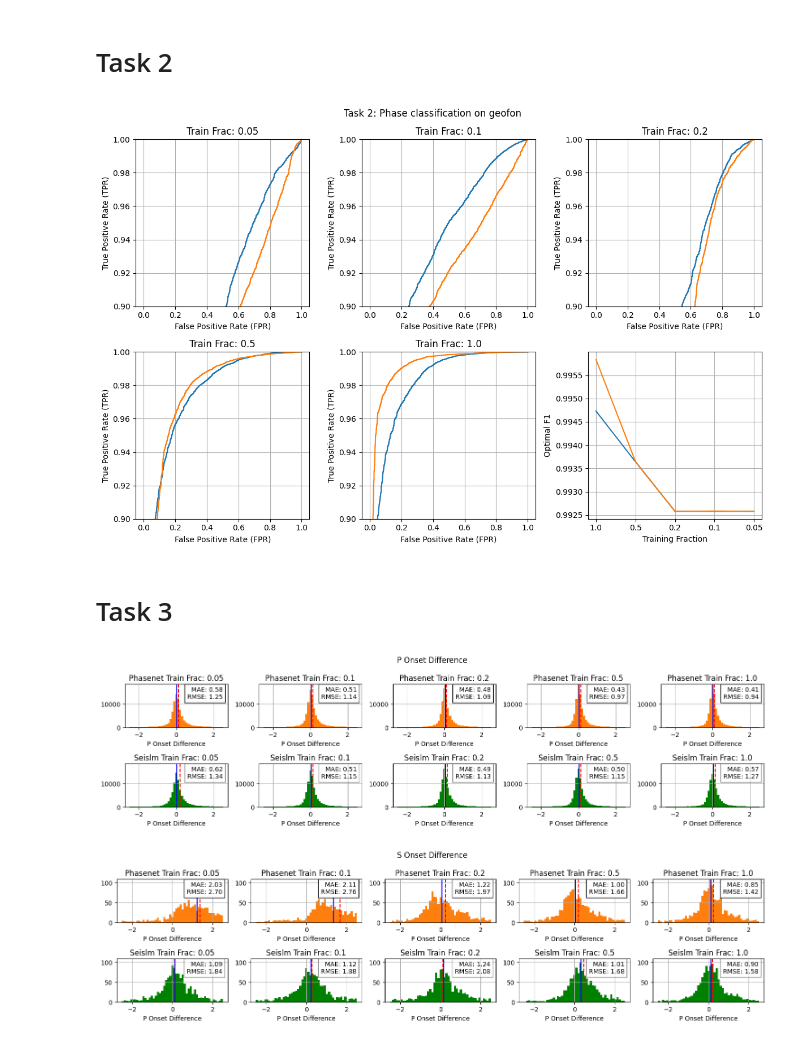
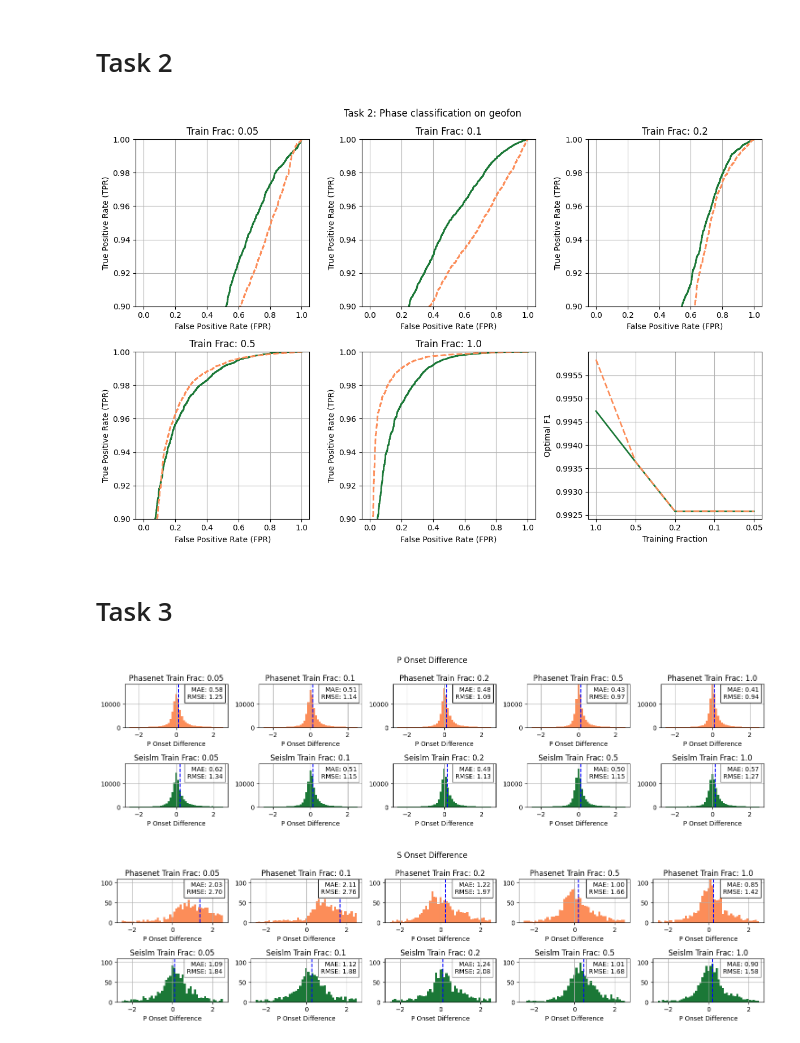
Before and after one commit to liutianlin0121/seisLM, a Jupyter notebook: notebooks/phasepick/phasepick-plot-results.ipynb, the cells around one changed output. Drawn from its saved outputs; the diff is of its cells as text; code cells hidden in the pictures.

```diff
--- a/notebooks/phasepick/phasepick-plot-results.ipynb
+++ b/notebooks/phasepick/phasepick-plot-results.ipynb
@@ -171,6 +171,20 @@ for train_frac in training_fracs:
       onset_determination_results_phasenet[train_frac] = onset_determination_results
     else:
       raise ValueError(f"Unknown ckpt_name: {ckpt_name}")
+# %%
+phasenet_kwargs = {
+  'label': 'PhaseNet',
+  'color': '#fc8d59',
+  'linestyle': '--',
+  'lw': 2,
+}
+
+seislm_kwargs = {
+  'label': 'SeisLM',
+  'color': '#1b7837',
+  'linestyle': '-',
+  'lw': 2,
+}
 # %% [markdown]
 ## Task 1
 # %%
@@ -237,12 +269,14 @@ for i, train_frac in enumerate(training_fracs):
     line1, = ax.plot(
         phase_identification_results_seislm[train_frac]['fpr'],
         phase_identification_results_seislm[train_frac]['tpr'],
-        label='seislm'
+        # label='seislm'
+        ** seislm_kwargs
     )
     line2, = ax.plot(
         phase_identification_results_phasenet[train_frac]['fpr'],
         phase_identification_results_phasenet[train_frac]['tpr'],
-        label='phasenet'
+        # label='phasenet'
+        ** phasenet_kwargs
     )
     ax.set_ylim([0.9, 1])
     ax.set_title(f'Train Frac: {train_frac}')
@@ -261,12 +295,14 @@ for i, train_frac in enumerate(training_fracs):
 
 axes[-1].plot(
   training_fracs[::-1],
-  [phase_identification_results_seislm[training_frac]['best_f1'] for training_frac in training_fracs[::-1]]
+  [phase_identification_results_seislm[training_frac]['best_f1'] for training_frac in training_fracs[::-1]],
+  ** seislm_kwargs
 )
 
 axes[-1].plot(
   training_fracs[::-1],
-  [phase_identification_results_phasenet[training_frac]['best_f1'] for training_frac in training_fracs[::-1]]
+  [phase_identification_results_phasenet[training_frac]['best_f1'] for training_frac in training_fracs[::-1]],
+  ** phasenet_kwargs
 )
 
 axes[-1].set_xlabel("Training Fraction")
@@ -279,7 +315,7 @@ plt.suptitle(f'Task 2: Phase classification on {data_name}')
 plt.tight_layout()
 plt.show()
 # %% [output]
-[figure, old version]
+[figure, new version]
 # %% [markdown]
 # Task 3
 # %%
@@ -326,43 +362,43 @@ for onset_type in ['P_onset_diff', 'S_onset_diff']:
       phasenet_mae = np.mean(np.abs(phasenet_data))
 
       # Plot the histogram for phasenet
-      axes[i].hist(phasenet_data, bins, label='phasenet',)
-      axes[i].axvline(phasenet_mean, color='red', linestyle='--', label='Mean')
-      axes[i].axvline(phasenet_median, color='blue', linestyle='-', label='Median')
+      axes[i].hist(phasenet_data, bins, ** phasenet_kwargs )#label='phasenet',)
+      axes[i].axvline(phasenet_mean, color='blue', linestyle='--', label='Mean')
+      # axes[i].axvline(phasenet_median, color='blue', linestyle='-', label='Median')
       axes[i].set_title(f'Phasenet Train Frac: {train_frac}')
       axes[i].set_xlabel('P Onset Difference')
 
       # Display MSE and MAE as text inset
       axes[i].text(0.95, 0.95, f'MAE: {phasenet_mae:.2f}\nRMSE: {phasenet_rmse:.2f}',
                   transform=axes[i].transAxes, fontsize=10,
                   verticalalignment='top', horizontalalignment='right',
                   bbox=dict(facecolor='white',))
 
       axes[i].grid(True)
       # Calculate statistics for seislm
       seislm_mean = np.mean(seislm_data)
       seislm_median = np.median(seislm_data)
       seislm_rmse = np.sqrt(np.mean(seislm_data**2))
       seislm_mae = np.mean(np.abs(seislm_data))
 
       # Plot the histogram for seislm
-      axes[i + 5].hist(seislm_data, bins, label='seislm', color='green')
-      axes[i + 5].axvline(seislm_mean, color='red', linestyle='--', label='Mean')
-      axes[i + 5].axvline(seislm_median, color='blue', linestyle='-', label='Median')
+      axes[i + 5].hist(seislm_data, bins, ** seislm_kwargs)
+      axes[i + 5].axvline(seislm_mean, color='blue', linestyle='--', label='Mean')
+      # axes[i + 5].axvline(seislm_median, color='blue', linestyle='-', label='Median')
       axes[i + 5].set_title(f'Seislm Train Frac: {train_frac}')
       axes[i + 5].set_xlabel('P Onset Difference')
       axes[i + 5].grid(True)
       # Display MSE and MAE as text inset
       axes[i + 5].text(0.95, 0.95, f'MAE: {seislm_mae:.2f}\nRMSE: {seislm_rmse:.2f}',
                       transform=axes[i + 5].transAxes, fontsize=10,
                       verticalalignment='top', horizontalalignment='right',
                       bbox=dict(facecolor='white', alpha=0.5))
 
   # Adjust layout for better spacing
   onset_str = onset_type.split('_')[0]
   plt.suptitle(f'{onset_str} Onset Difference')
   plt.tight_layout()
   plt.show()
 # %% [output]
-[figure, old version]
+[figure, new version]
-[figure, old version]
+[figure, new version]
```
Also changed, not shown: parts of 1 cell of this notebook, 5 other files.
